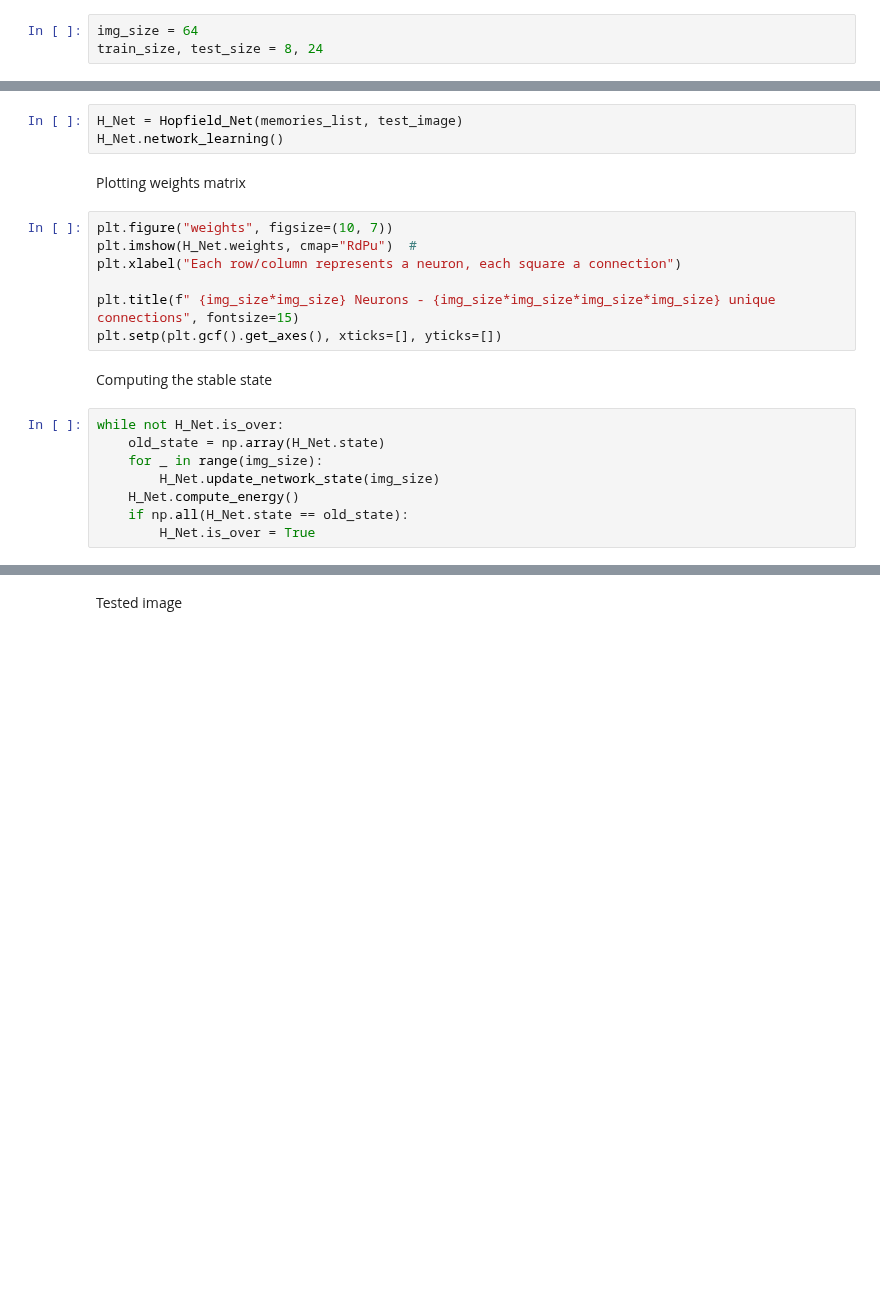
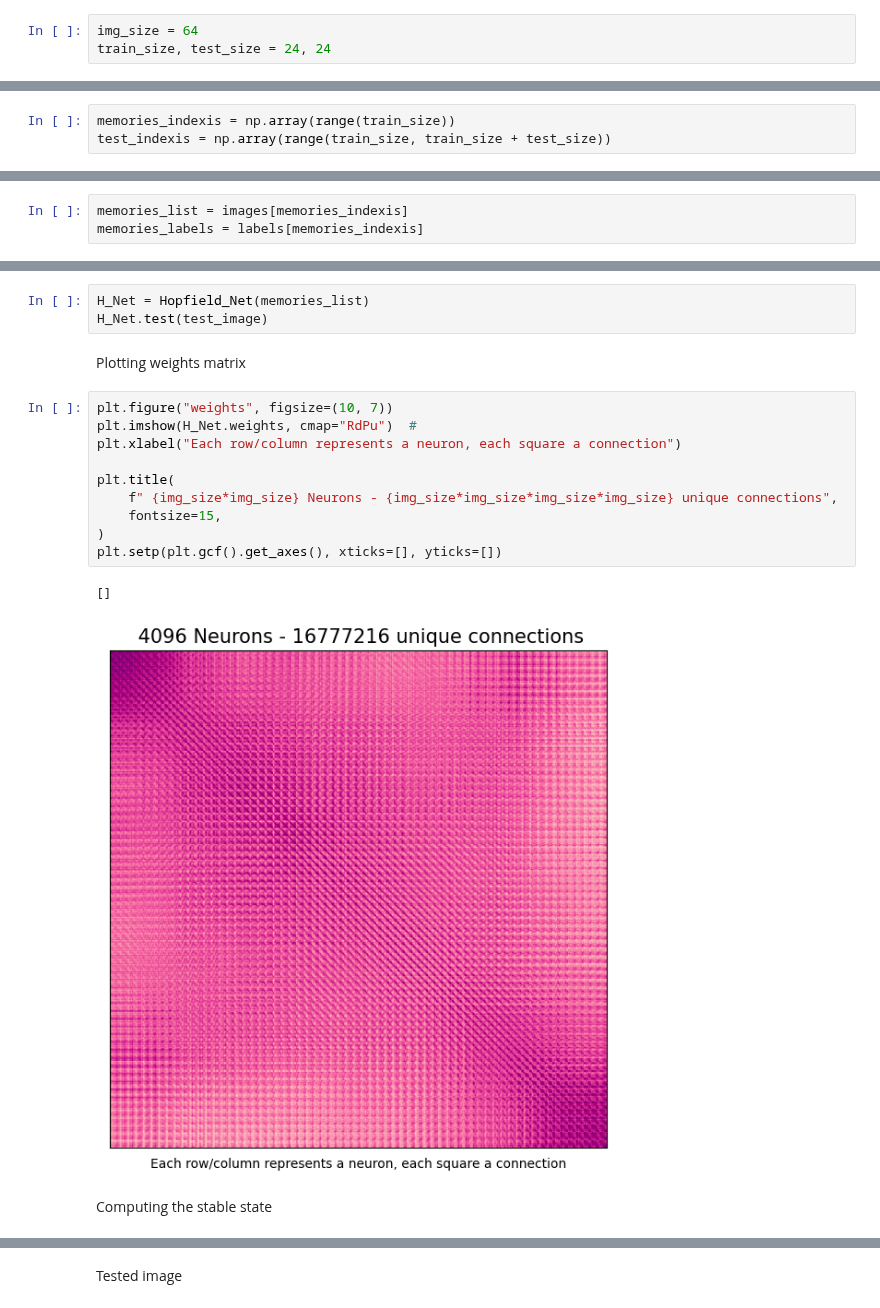
Before and after one commit to TommasoLocatelli/ml_cats_vs_dogs, a Jupyter notebook: 3.Hopfield.ipynb, the cells around one changed output, grey strips where cells are left out. Saved outputs shown, nothing was run; the diff lists cells and outputs as text; blank space fills up the shorter version.

```diff
--- a/3.Hopfield.ipynb
+++ b/3.Hopfield.ipynb
@@ -71,7 +134,7 @@ class Hopfield_Net:  # network class
 ## HyperParam
 # %%
 img_size = 64
-train_size, test_size = 8, 24
+train_size, test_size = 24, 24
 # %% [markdown]
 ## Dataset
 # %%
@@ -103,4 +169,7 @@ for batch in tqdm(normalized_ds):
     labels = np.append(labels, (int(batch[1][0])))
 images = np.array(images)
 images = images.reshape((-1, img_size * img_size))
+# %%
+memories_indexis = np.array(range(train_size))
+test_indexis = np.array(range(train_size, train_size + test_size))
 # %%
@@ -117,0 +180,3 @@ memories_list[0].shape
+# %%
+memories_list = images[memories_indexis]
+memories_labels = labels[memories_indexis]
@@ -118,27 +185,25 @@ memories_list[0].shape
 # %% [markdown]
 Initializing the network
 # %%
-H_Net = Hopfield_Net(memories_list, test_image)
-H_Net.network_learning()
+H_Net = Hopfield_Net(memories_list)
+H_Net.test(test_image)
 # %% [markdown]
 Plotting weights matrix
 # %%
 plt.figure("weights", figsize=(10, 7))
 plt.imshow(H_Net.weights, cmap="RdPu")  #
 plt.xlabel("Each row/column represents a neuron, each square a connection")
 
-plt.title(f" {img_size*img_size} Neurons - {img_size*img_size*img_size*img_size} unique connections", fontsize=15)
+plt.title(
+    f" {img_size*img_size} Neurons - {img_size*img_size*img_size*img_size} unique connections",
+    fontsize=15,
+)
 plt.setp(plt.gcf().get_axes(), xticks=[], yticks=[])
+# %% [output]
+[]
+[figure, added]
 # %% [markdown]
 Computing the stable state
-# %%
-while not H_Net.is_over:
-    old_state = np.array(H_Net.state)
-    for _ in range(img_size):
-        H_Net.update_network_state(img_size)
-    H_Net.compute_energy()
-    if np.all(H_Net.state == old_state):
-        H_Net.is_over = True
 # %%
 # plot energies
 plt.figure("Energy", figsize=(6, 4))
```
Also changed, not shown: parts of 38 cells of this notebook.
